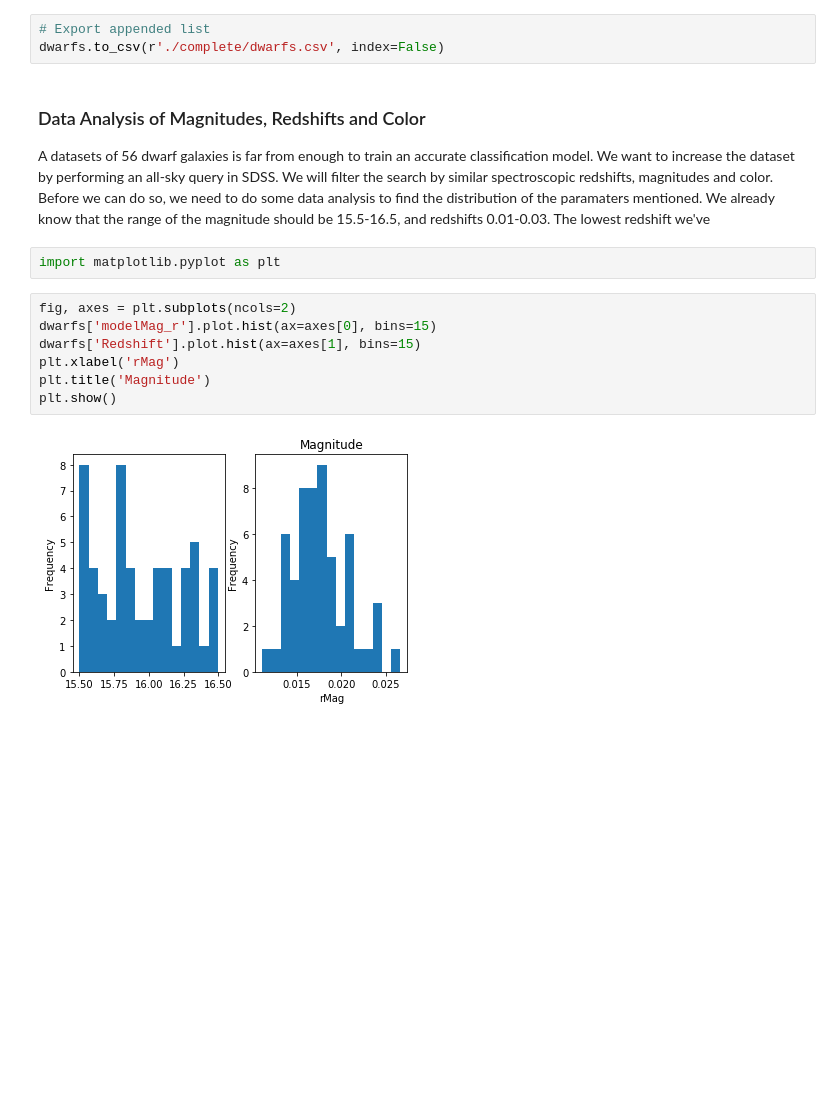
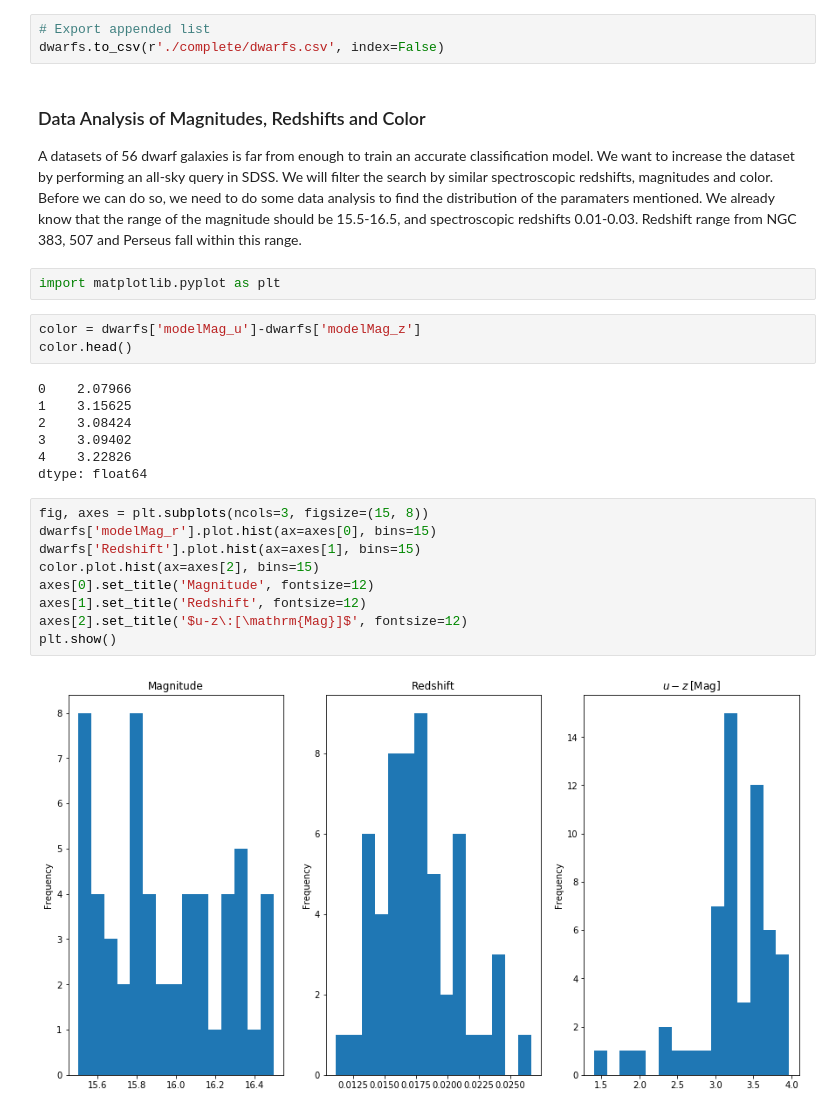
Before and after one commit to danbanan/Perseus-vs-background, a Jupyter notebook: dwarfs-filter.ipynb, the cells around one changed output. Saved outputs shown, nothing was run; the diff lists cells and outputs as text; blank space fills up the shorter version.

Commit message:
added some data analysis on notebook

```diff
--- a/dwarfs-filter.ipynb
+++ b/dwarfs-filter.ipynb
@@ -109,15 +109,27 @@ Number of dwarf galaxies: 56
 dwarfs.to_csv(r'./complete/dwarfs.csv', index=False)
 # %% [markdown]
 ### Data Analysis of Magnitudes, Redshifts and Color
-A datasets of 56 dwarf galaxies is far from enough to train an accurate classification model. We want to increase the dataset by performing an all-sky query in SDSS. We will filter the search by similar spectroscopic redshifts, magnitudes and color. Before we can do so, we need to do some data analysis to find the distribution of the paramaters mentioned. We already know that the range of the magnitude should be 15.5-16.5, and redshifts 0.01-0.03. The lowest redshift we've
+A datasets of 56 dwarf galaxies is far from enough to train an accurate classification model. We want to increase the dataset by performing an all-sky query in SDSS. We will filter the search by similar spectroscopic redshifts, magnitudes and color. Before we can do so, we need to do some data analysis to find the distribution of the paramaters mentioned. We already know that the range of the magnitude should be 15.5-16.5, and spectroscopic redshifts 0.01-0.03. Redshift range from NGC 383, 507 and Perseus fall within this range.
 # %%
 import matplotlib.pyplot as plt
+# %%
+color = dwarfs['modelMag_u']-dwarfs['modelMag_z']
+color.head()
+# %% [output]
+0    2.07966
+1    3.15625
+2    3.08424
+3    3.09402
+4    3.22826
+dtype: float64
 # %%
-fig, axes = plt.subplots(ncols=2)
+fig, axes = plt.subplots(ncols=3, figsize=(15, 8))
 dwarfs['modelMag_r'].plot.hist(ax=axes[0], bins=15)
 dwarfs['Redshift'].plot.hist(ax=axes[1], bins=15)
-plt.xlabel('rMag')
-plt.title('Magnitude')
+color.plot.hist(ax=axes[2], bins=15)
+axes[0].set_title('Magnitude', fontsize=12)
+axes[1].set_title('Redshift', fontsize=12)
+axes[2].set_title('$u-z\:[\mathrm{Mag}]$', fontsize=12)
 plt.show()
 # %% [output]
-[figure, old version]
+[figure, new version]
```
Also changed, not shown: parts of 2 cells of this notebook, 2 other files.
